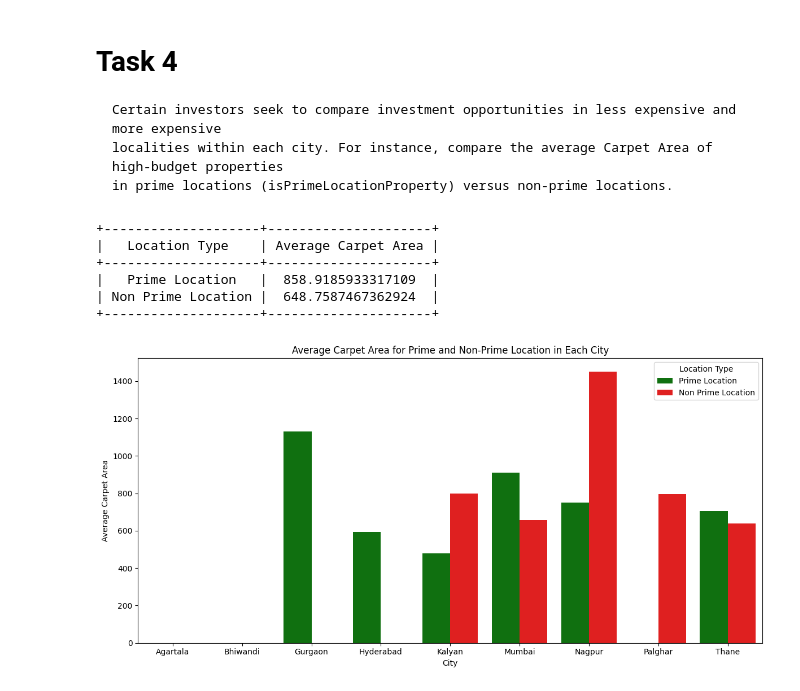
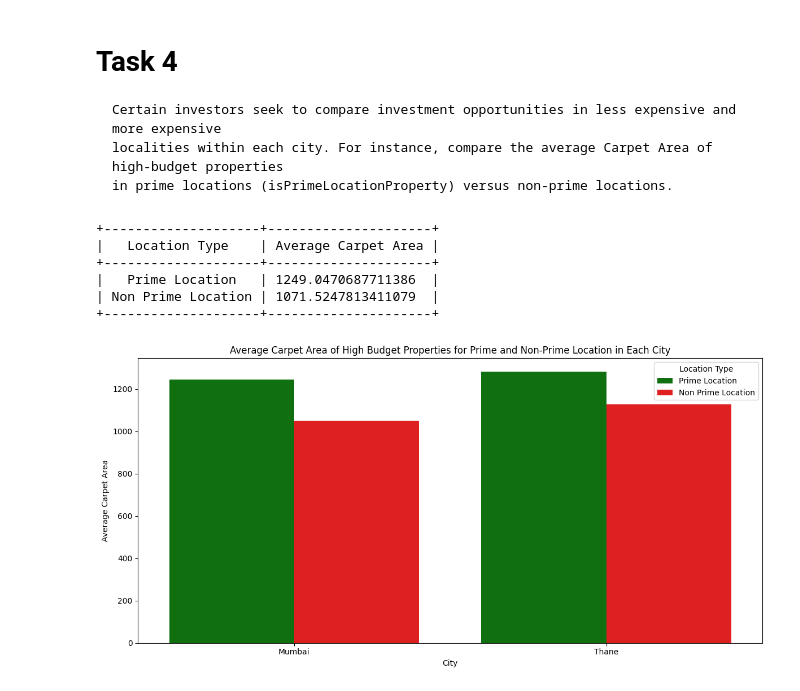
Before and after one commit to Data-Analytics-IIITH/Data-Visualization, a Jupyter notebook: assignment1_3.ipynb, the cells around one changed output. Drawn from its saved outputs; the diff is of its cells as text; code cells hidden in the pictures.

Commit message:
Added filter of high budget properties to exsiting df

````diff
--- a/assignment1_3.ipynb
+++ b/assignment1_3.ipynb
@@ -440,8 +448,10 @@ localities within each city. For instance, compare the average Carpet Area of hi
 in prime locations (isPrimeLocationProperty) versus non-prime locations.
 ```
 # %%
-prime_location_df = df[df['isPrimeLocationProperty'] == 'Y']
-non_prime_location_df = df[df['isPrimeLocationProperty'] == 'N']
+# filter by prime and non-prime location of high budget properties
+budget_df = df[df['Price Category'] == 'high']
+prime_location_df = budget_df[budget_df['isPrimeLocationProperty'] == 'Y']
+non_prime_location_df = budget_df[budget_df['isPrimeLocationProperty'] == 'N']
 
 prime_location_avg = prime_location_df['Carpet Area'].mean()
 non_prime_location_avg = non_prime_location_df['Carpet Area'].mean()
@@ -453,34 +463,34 @@ table = [
 ]
 
 print(tabulate(table, headers=['Location Type', 'Average Carpet Area'], tablefmt='pretty'))
 
 # plot for average price comparison in each city
 prime_location_carpet_area = prime_location_df.groupby('City')['Carpet Area'].mean()
 non_prime_location_carpet_area = non_prime_location_df.groupby('City')['Carpet Area'].mean()
 combined_df = pd.DataFrame({
             'Prime Location': prime_location_carpet_area,
             'Non Prime Location': non_prime_location_carpet_area
         }).reset_index()
 
 
 fig, ax = plt.subplots(figsize=(12, 6))
 Plotter.plot_comparison_bar(
     df=combined_df,
     x_col='City',
     y_cols={'Prime Location': 'Prime Location', 'Non Prime Location': 'Non Prime Location'},
-    title='Average Carpet Area for Prime and Non-Prime Location in Each City',
+    title='Average Carpet Area of High Budget Properties for Prime and Non-Prime Location in Each City',
     x_label='City',
     y_label='Average Carpet Area',
     legend_title='Location Type',
     ax=ax,
     colors={'Prime Location': 'green', 'Non Prime Location': 'red'}
 )
 plt.show()
 # %% [output]
 +--------------------+---------------------+
 |   Location Type    | Average Carpet Area |
 +--------------------+---------------------+
-|   Prime Location   |  858.9185933317109  |
-| Non Prime Location |  648.7587467362924  |
+|   Prime Location   | 1249.0470687711386  |
+| Non Prime Location | 1071.5247813411079  |
 +--------------------+---------------------+
-[figure, old version]
+[figure, new version]
````
Also changed, not shown: parts of 1 cell of this notebook.
